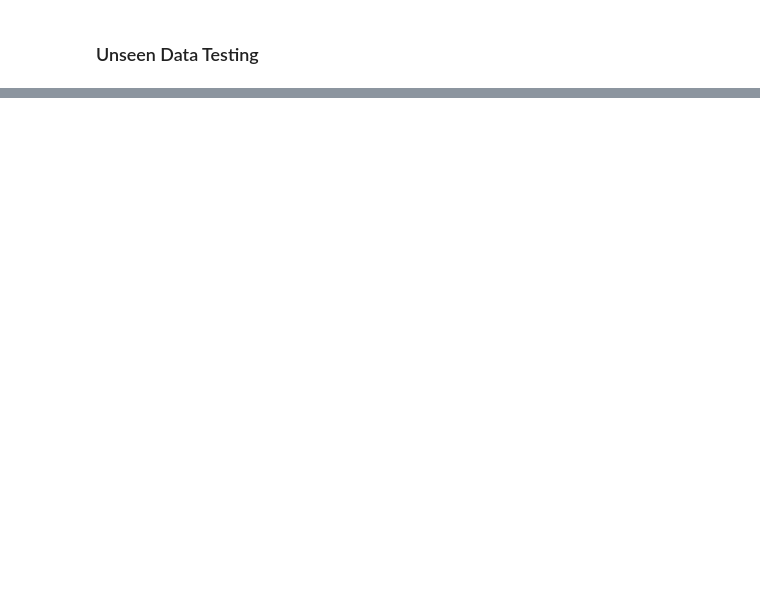
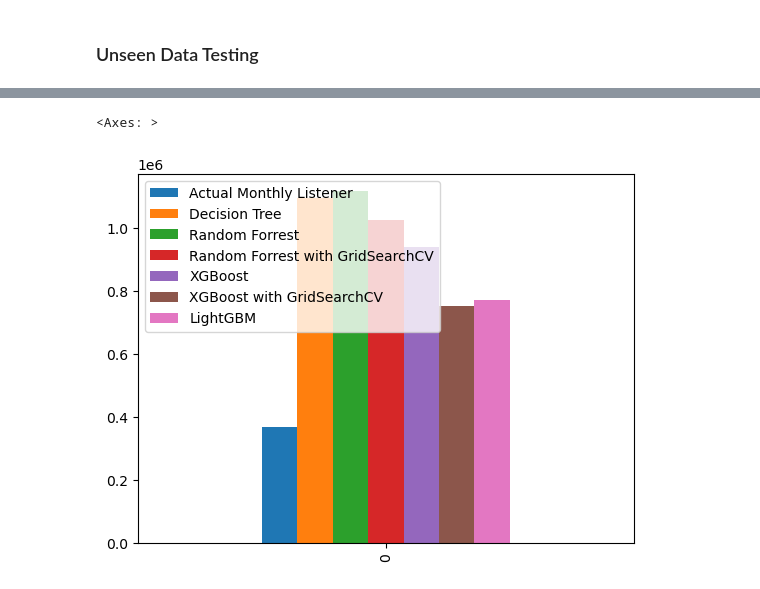
Before and after one commit to JingChengGu/spotify_monthly_listener_predictor, a Jupyter notebook: monthly_listener_regressor.ipynb, the cells around one changed output, grey strips where cells are left out. Cells and saved outputs as stored; diff of their text form; code cells hidden in the pictures; blank space fills up the shorter version.

```diff
--- a/monthly_listener_regressor.ipynb
+++ b/monthly_listener_regressor.ipynb
@@ -562,0 +625,3 @@ Knock2's predicted monthly listeners is around 2712918!
+# %%
+artist_model_df = pd.DataFrame(columns = ['Artist', 'Actual Monthly Listener','Decision Tree', 'Random Forrest', 'Random Forrest with GridSearchCV', 'XGBoost', 'XGBoost with GridSearchCV', 'LightGBM'])
+artist_model_df
@@ -562,0 +654,2 @@ Knock2's predicted monthly listeners is around 2712918!
+# %%
+artist_model_df.set_index('Artist')
@@ -562,0 +661,5 @@ Knock2's predicted monthly listeners is around 2712918!
+# %%
+artist_model_df.iloc[[0]].plot(kind = 'bar')
+# %% [output]
+<Axes: >
+[figure, added]
```
Also changed, not shown: parts of 35 cells of this notebook.
